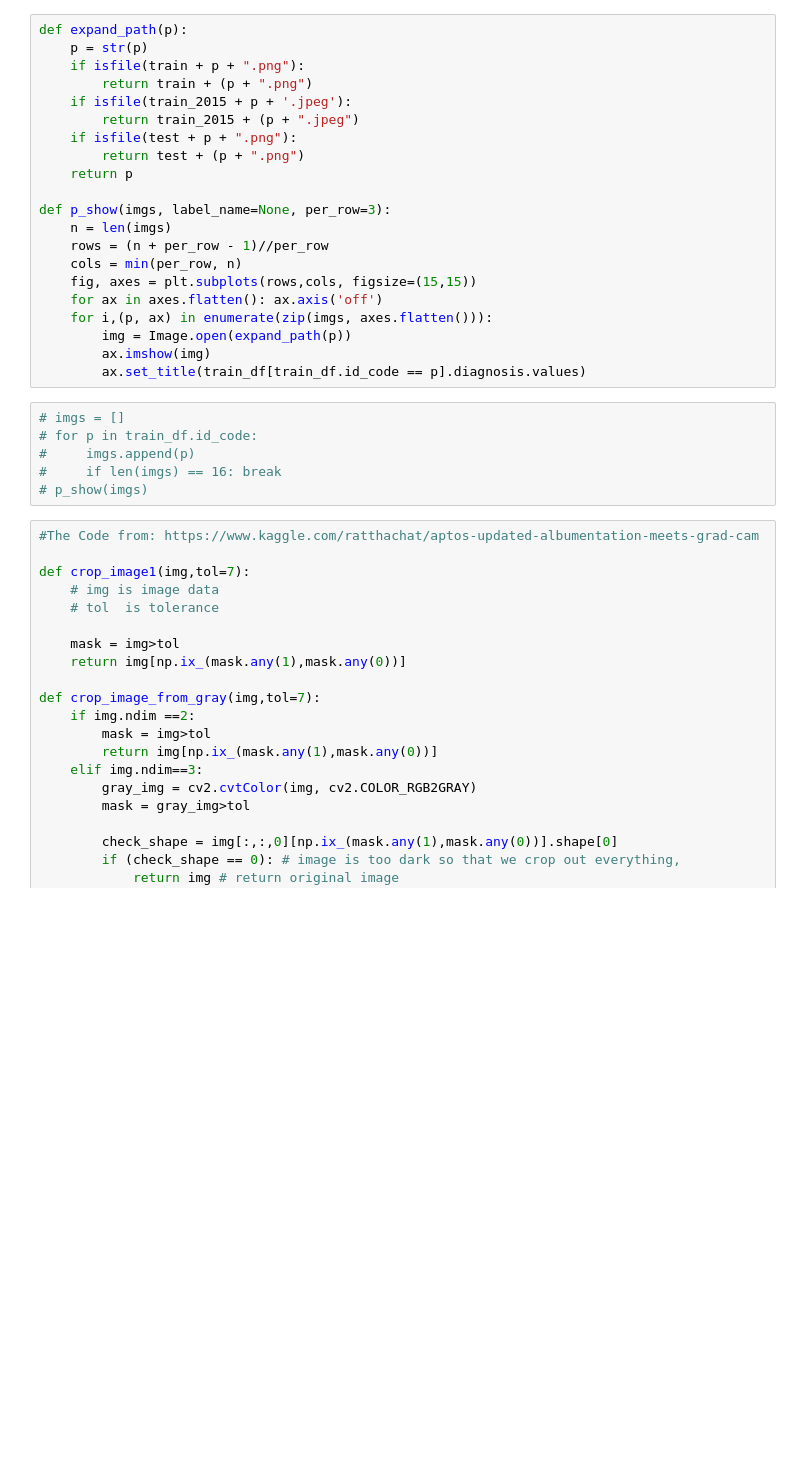
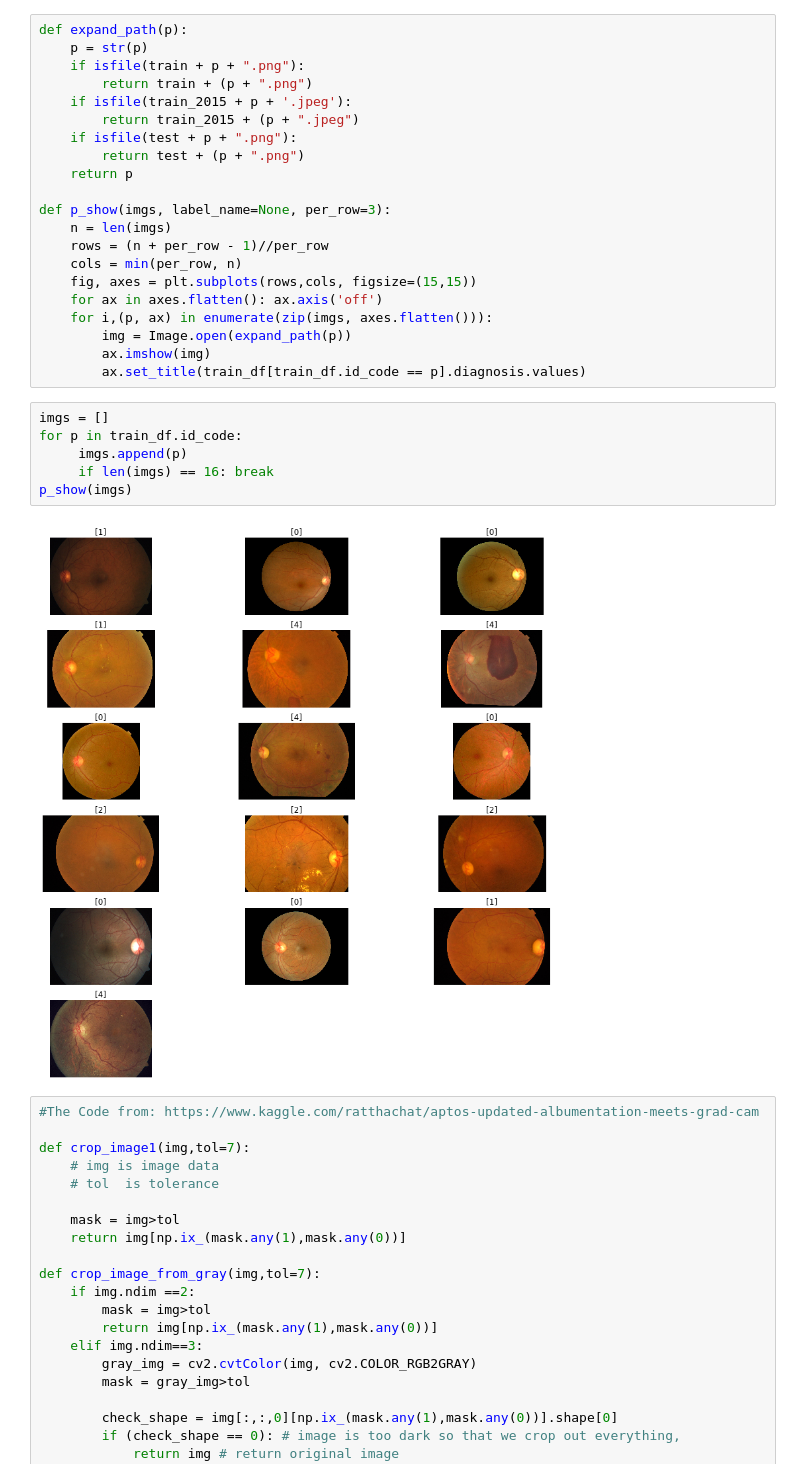
Before and after one commit to MIDS-scaling-up/v2, a Jupyter notebook: week07/labs/docker/w251-aptos-finetune.ipynb, the cells around one changed output. Drawn from its saved outputs; the diff is of its cells as text; blank space fills up the shorter version.

```diff
--- a/week07/labs/docker/w251-aptos-finetune.ipynb
+++ b/week07/labs/docker/w251-aptos-finetune.ipynb
@@ -179,11 +199,13 @@ def p_show(imgs, label_name=None, per_row=3):
         ax.imshow(img)
         ax.set_title(train_df[train_df.id_code == p].diagnosis.values)
 # %%
-# imgs = []
-# for p in train_df.id_code:
-#     imgs.append(p)
-#     if len(imgs) == 16: break
-# p_show(imgs)
+imgs = []
+for p in train_df.id_code:
+     imgs.append(p)
+     if len(imgs) == 16: break
+p_show(imgs)
+# %% [output]
+[figure, added]
 # %%
 #The Code from: https://www.kaggle.com/ratthachat/aptos-updated-albumentation-meets-grad-cam
 
```
Also changed, not shown: parts of 21 cells of this notebook, 1 other file.
